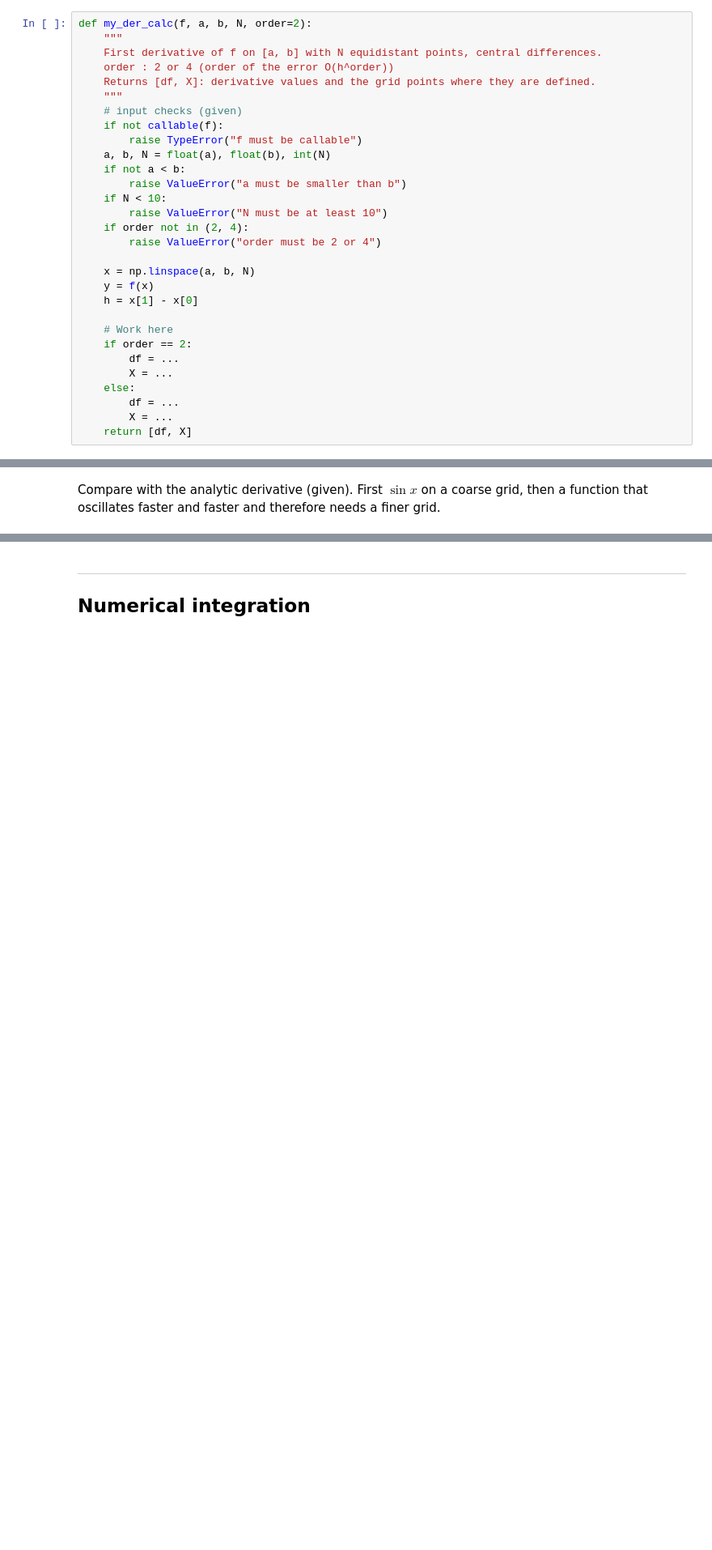
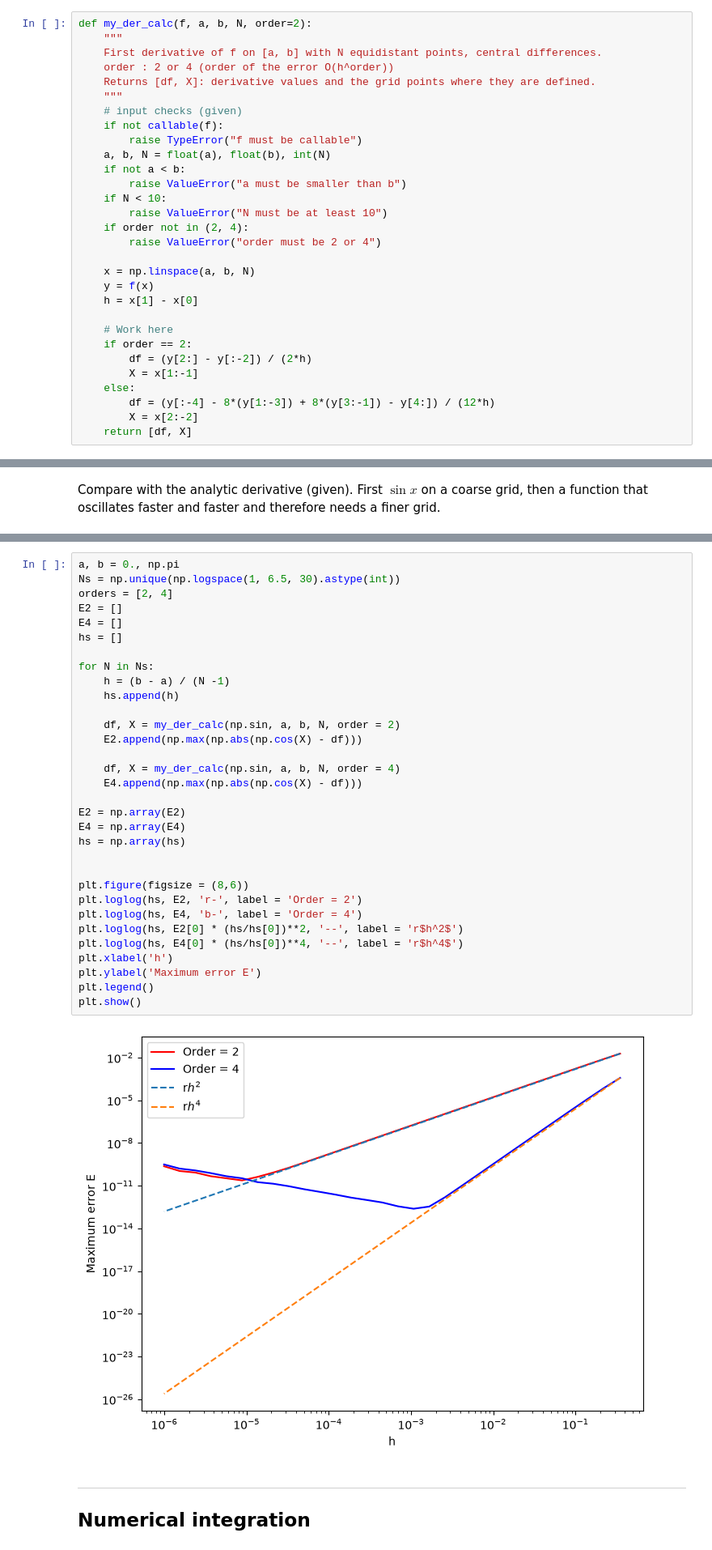
Before and after one commit to Feri0726/numalg-methods, a Jupyter notebook: practice07.ipynb, the cells around one changed output, grey strips where cells are left out. Shown at 81% size. Saved outputs shown, nothing was run; the diff lists cells and outputs as text; blank space fills up the shorter version.

```diff
--- a/practice07.ipynb
+++ b/practice07.ipynb
@@ -50,11 +50,11 @@ def my_der_calc(f, a, b, N, order=2):
 
     # Work here
     if order == 2:
-        df = ...
-        X = ...
+        df = (y[2:] - y[:-2]) / (2*h)
+        X = x[1:-1]
     else:
-        df = ...
-        X = ...
+        df = (y[:-4] - 8*(y[1:-3]) + 8*(y[3:-1]) - y[4:]) / (12*h)
+        X = x[2:-2]
     return [df, X]
 # %% [markdown]
 ### Testing
@@ -108,3 +106,37 @@ orders = [2, 4]
+# %%
+a, b = 0., np.pi
+Ns = np.unique(np.logspace(1, 6.5, 30).astype(int))
+orders = [2, 4]
+E2 = []
+E4 = []
+hs = []
+
+for N in Ns:
+    h = (b - a) / (N -1)
+    hs.append(h)
+
+    df, X = my_der_calc(np.sin, a, b, N, order = 2)
+    E2.append(np.max(np.abs(np.cos(X) - df)))
+
+    df, X = my_der_calc(np.sin, a, b, N, order = 4)
+    E4.append(np.max(np.abs(np.cos(X) - df)))
+
+E2 = np.array(E2)
+E4 = np.array(E4)
+hs = np.array(hs)
+
+
+plt.figure(figsize = (8,6))
+plt.loglog(hs, E2, 'r-', label = 'Order = 2')
+plt.loglog(hs, E4, 'b-', label = 'Order = 4')
+plt.loglog(hs, E2[0] * (hs/hs[0])**2, '--', label = 'r$h^2$')
+plt.loglog(hs, E4[0] * (hs/hs[0])**4, '--', label = 'r$h^4$')
+plt.xlabel('h')
+plt.ylabel('Maximum error E')
+plt.legend()
+plt.show()
+# %% [output]
+[figure, added]
 # %% [markdown]
 ---
 ## Numerical integration
```
Also changed, not shown: parts of 3 cells of this notebook.
